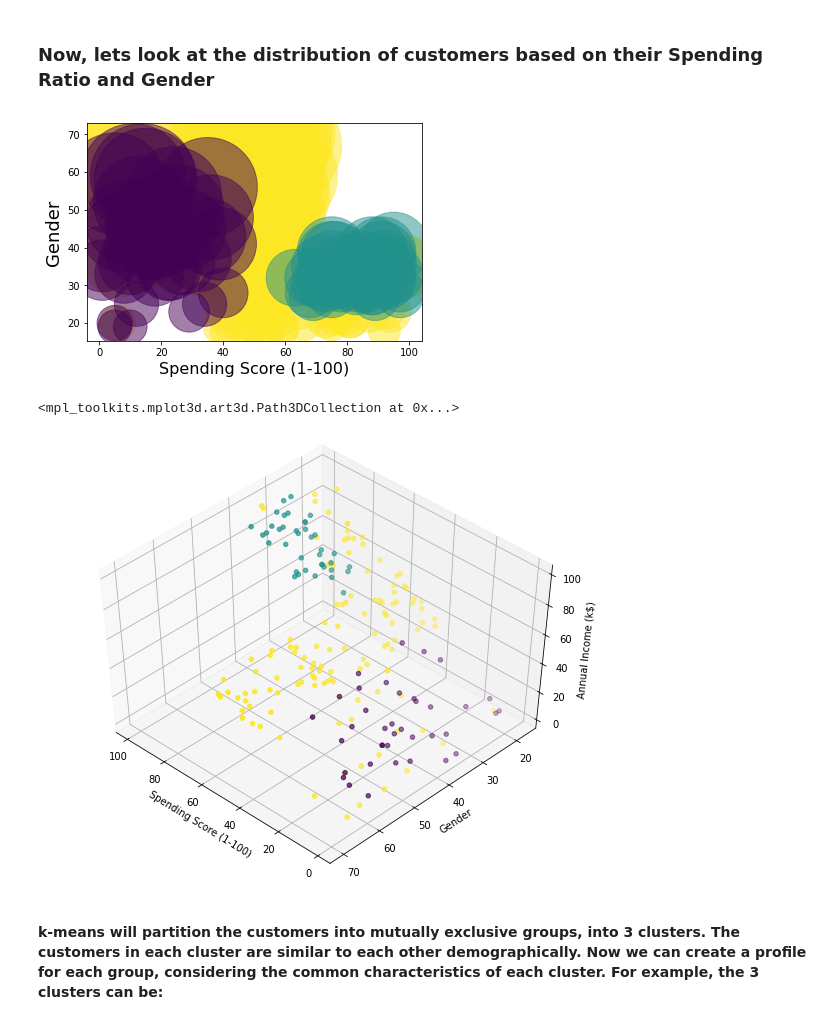
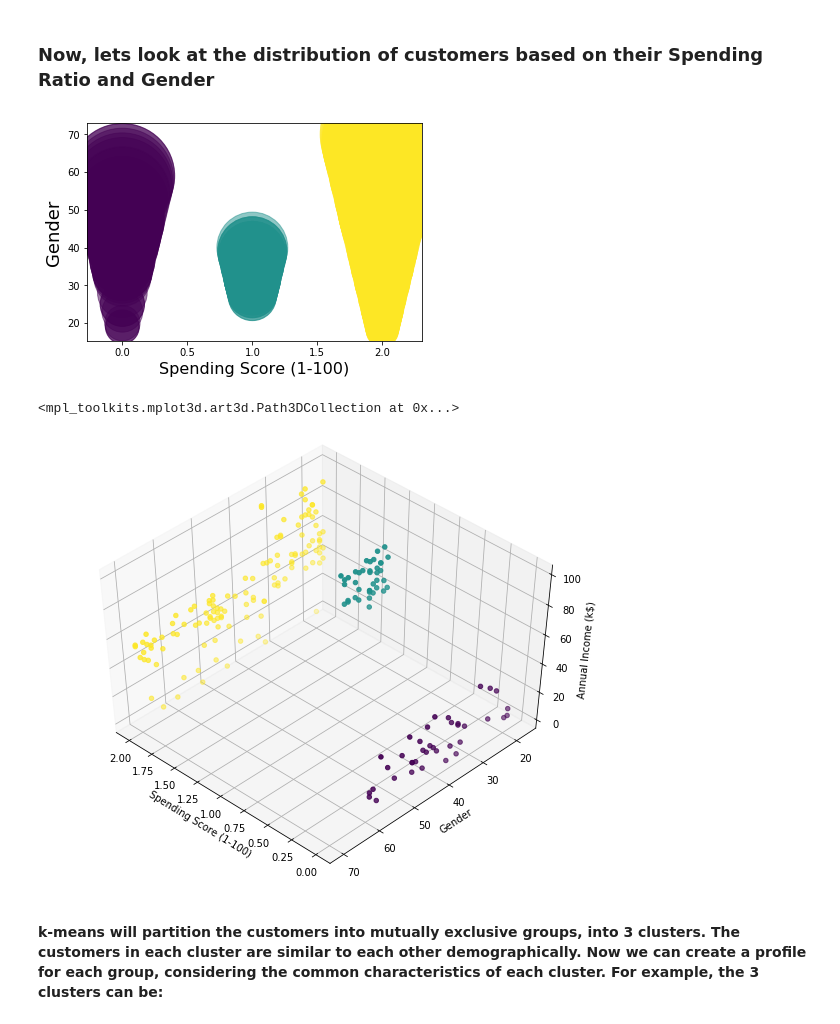
Before and after one commit to ritiksarda/Coursera_Capstone, a Jupyter notebook: FINAL CAPSTONE.ipynb, the cells around one changed output. Saved outputs shown, nothing was run; the diff lists cells and outputs as text; code cells hidden in the pictures.

```diff
--- a/FINAL CAPSTONE.ipynb
+++ b/FINAL CAPSTONE.ipynb
@@ -526,13 +528,13 @@ df1.groupby('Clus_km').mean()
 ### Now, lets look at the distribution of customers based on their Spending Ratio and Gender
 # %%
 area = np.pi * ( X[:, 1])**2
-plt.scatter(X[:, 3], X[:, 1], s=area, c=labels.astype(np.float), alpha=0.5)
+plt.scatter(X[:, 4], X[:, 1], s=area, c=labels.astype(np.float), alpha=0.5)
 plt.ylabel('Gender', fontsize=18)
 plt.xlabel('Spending Score (1-100)', fontsize=16)
 
 plt.show()
 # %% [output]
-[figure, old version]
+[figure, new version]
 # %%
 from mpl_toolkits.mplot3d import Axes3D
 fig = plt.figure(1, figsize=(8, 6))
@@ -547,10 +549,10 @@ ax.set_xlabel('Spending Score (1-100)')
 ax.set_ylabel('Gender')
 ax.set_zlabel('Annual Income (k$)')
 
-ax.scatter(X[:, 3], X[:, 1], X[:, 3], c= labels.astype(np.float))
+ax.scatter(X[:, 4], X[:, 1], X[:, 3], c= labels.astype(np.float))
 # %% [output]
 <mpl_toolkits.mplot3d.art3d.Path3DCollection at 0x...>
-[figure, old version]
+[figure, new version]
 # %% [markdown]
 #### k-means will partition the customers into mutually exclusive groups, into 3 clusters. The customers in each cluster are similar to each other demographically. Now we can create a profile for each group, considering the common characteristics of each cluster. For example, the 3 clusters can be:
 # %% [markdown]
```
Also changed, not shown: parts of 2 cells of this notebook.
